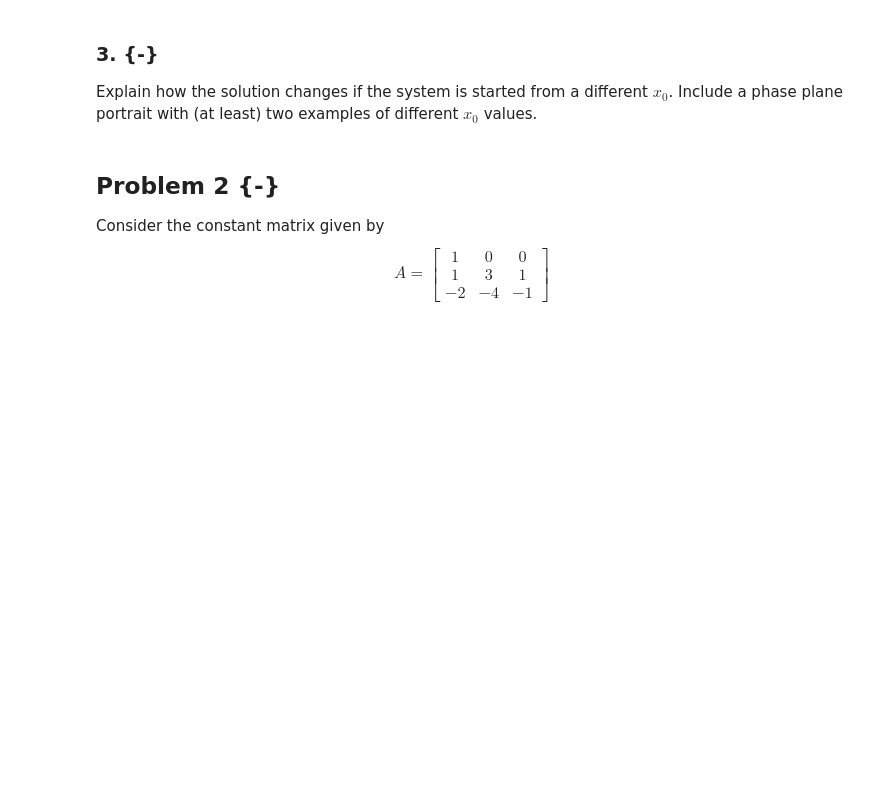
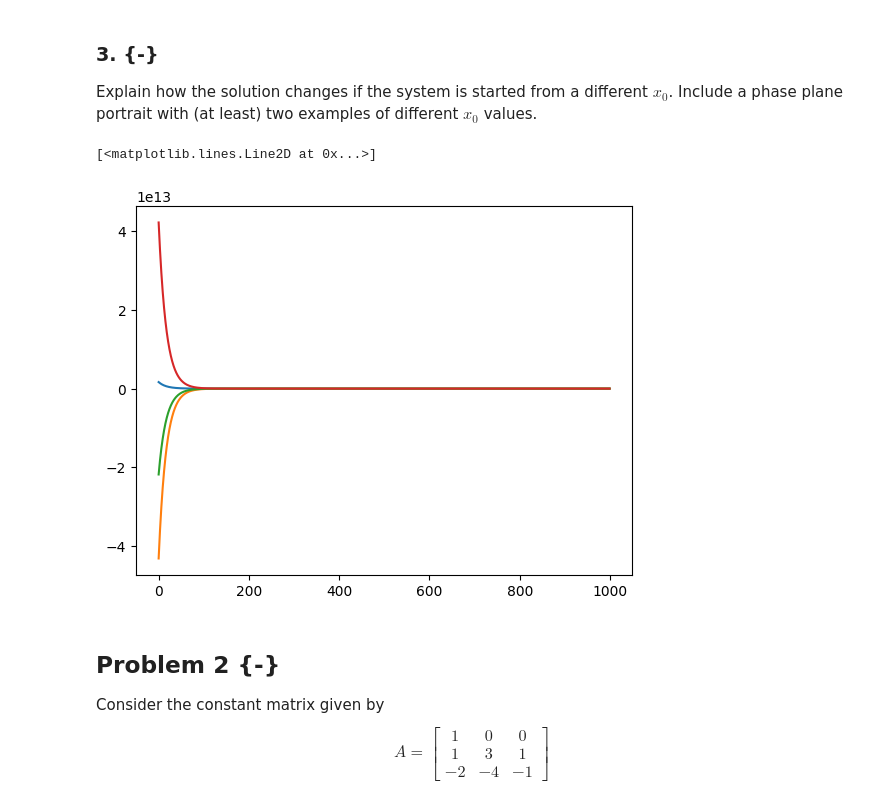
Before and after one commit to Khanrik/UniFolder, a Jupyter notebook: 3. Semester/Differentialligninger/Afleveringer/Aflevering 3/Assignment 3.ipynb, the cells around one changed output. Drawn from its saved outputs; the diff is of its cells as text; code cells hidden in the pictures; blank space fills up the shorter version.

```diff
--- a/3. Semester/Differentialligninger/Afleveringer/Aflevering 3/Assignment 3.ipynb
+++ b/3. Semester/Differentialligninger/Afleveringer/Aflevering 3/Assignment 3.ipynb
@@ -96,6 +100,29 @@ $\displaystyle \left[\begin{matrix}- t^{2} - \frac{t}{3} + \frac{19 e^{2 t}}{10}
 # %% [markdown]
 ### 3. {-}
 Explain how the solution changes if the system is started from a different $x_{0}$. Include a phase plane portrait with (at least) two examples of different $x_{0}$ values.
+# %%
+xtbp = sp.lambdify(t, xt, "numpy")
+
+x02 = sp.Matrix([[0,10]]).T
+xt2 = Phi * Phi.subs(t, 0).inv() * x02 + xp
+xt2bp = sp.lambdify(t, xt2, "numpy")
+x03 = sp.Matrix([[-10,0]]).T
+xt3 = Phi * Phi.subs(t, 0).inv() * x03 + xp
+xt3bp = sp.lambdify(t, xt3, "numpy")
+x04 = sp.Matrix([[0,-10]]).T
+xt4 = Phi * Phi.subs(t, 0).inv() * x04 + xp
+xt4bp = sp.lambdify(t, xt4, "numpy")
+
+tnp = np.linspace(-10, 10, 1000)
+
+fig, ax = plt.subplots()
+ax.plot(*xtbp(tnp)[0])
+ax.plot(*xt2bp(tnp)[0])
+ax.plot(*xt3bp(tnp)[0])
+ax.plot(*xt4bp(tnp)[0])
+# %% [output]
+[<matplotlib.lines.Line2D at 0x...>]
+[figure, added]
 # %% [markdown]
 ## Problem 2 {-}
 Consider the constant matrix given by
```
Also changed, not shown: parts of 10 cells of this notebook.
